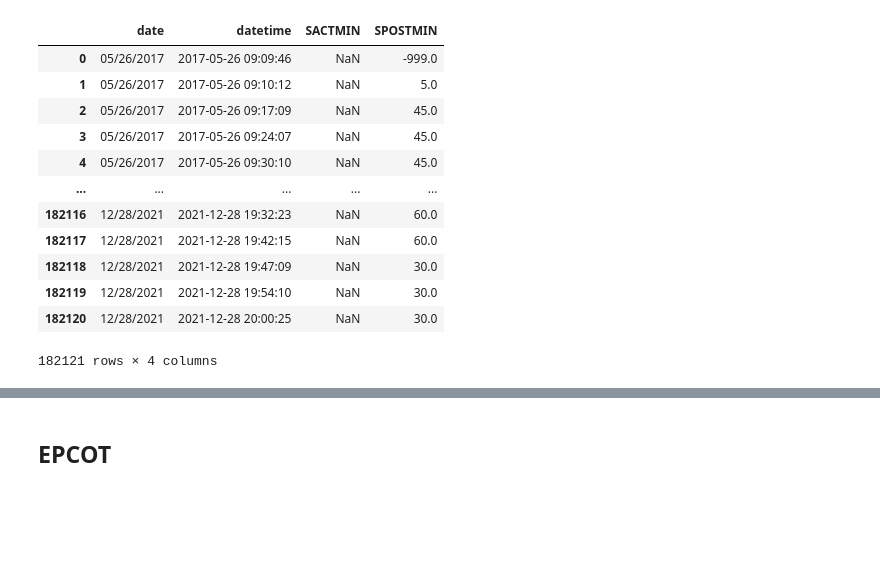
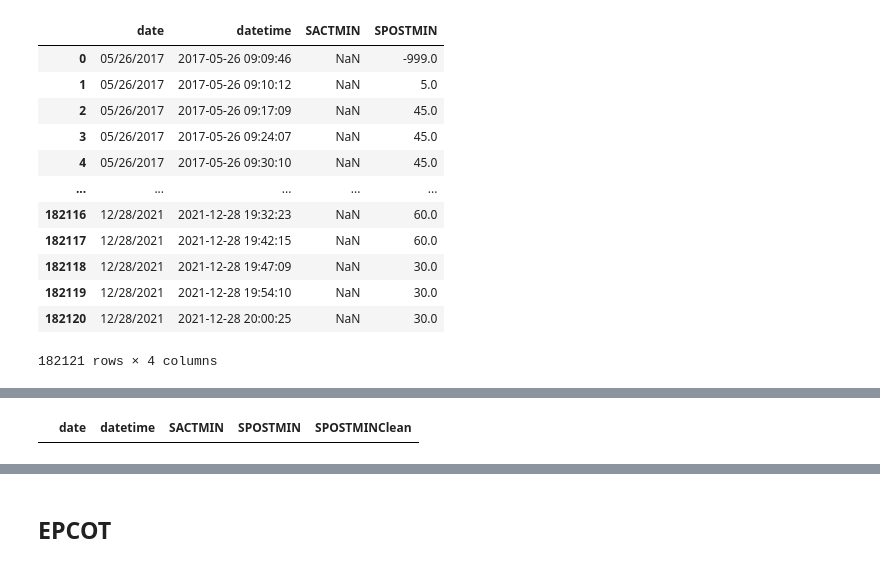
Before and after one commit to annachant/Capstone-Disney-World-Date-and-Attendance-Predictor, a Jupyter notebook: EDA.ipynb, the cells around one changed output, grey strips where cells are left out. Cells and saved outputs as stored; diff of their text form; code cells hidden in the pictures; blank space fills up the shorter version.

```diff
--- a/EDA.ipynb
+++ b/EDA.ipynb
@@ -1279,3 +1372,7 @@ KeyError: -1
+# %%
+df_ak_naviriver[df_ak_naviriver.SPOSTMINClean < 0]
+# %% [output]
+|  | date | datetime | SACTMIN | SPOSTMIN | SPOSTMINClean |
 # %%
 Cleanup(df_ak_naviriver,'SACTMIN','SPOSTMINClean','CleanTime')
 print(df_ak_naviriver)
```
Also changed, not shown: parts of 26 cells of this notebook.
